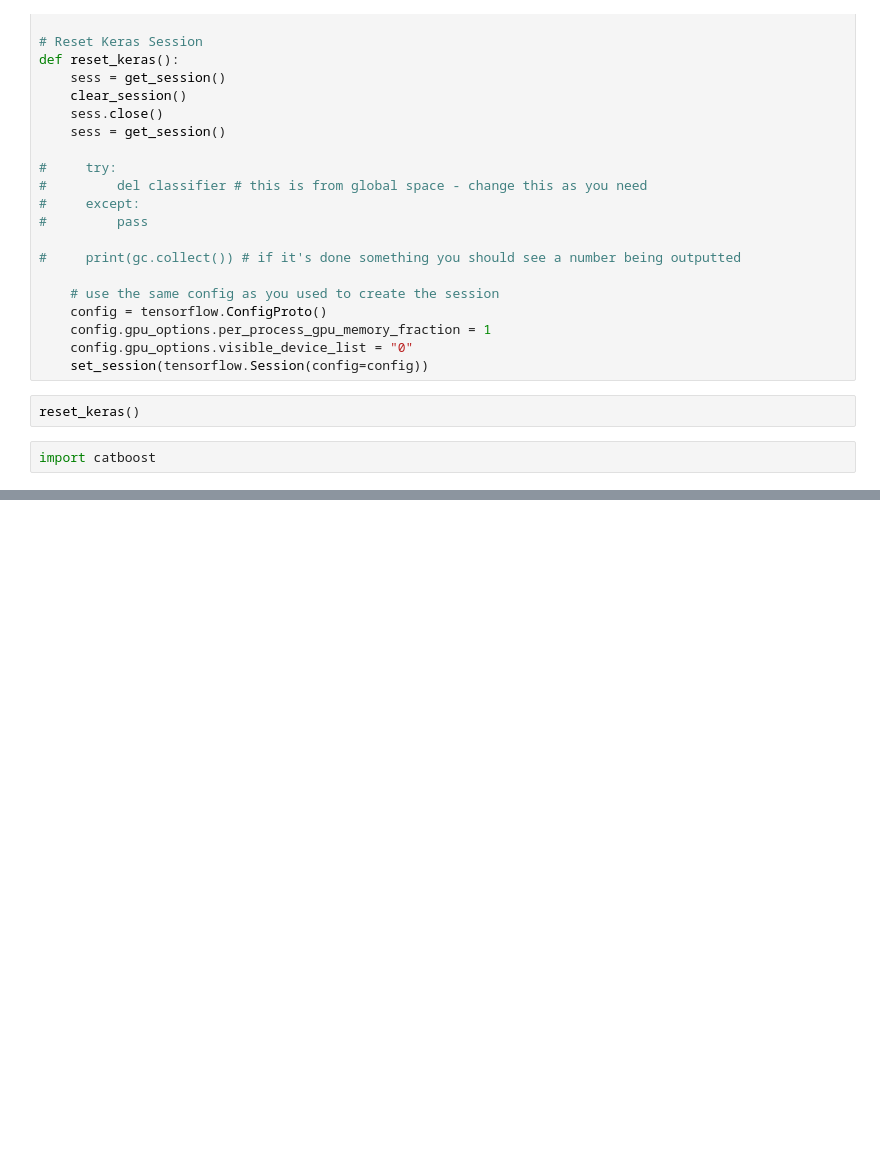
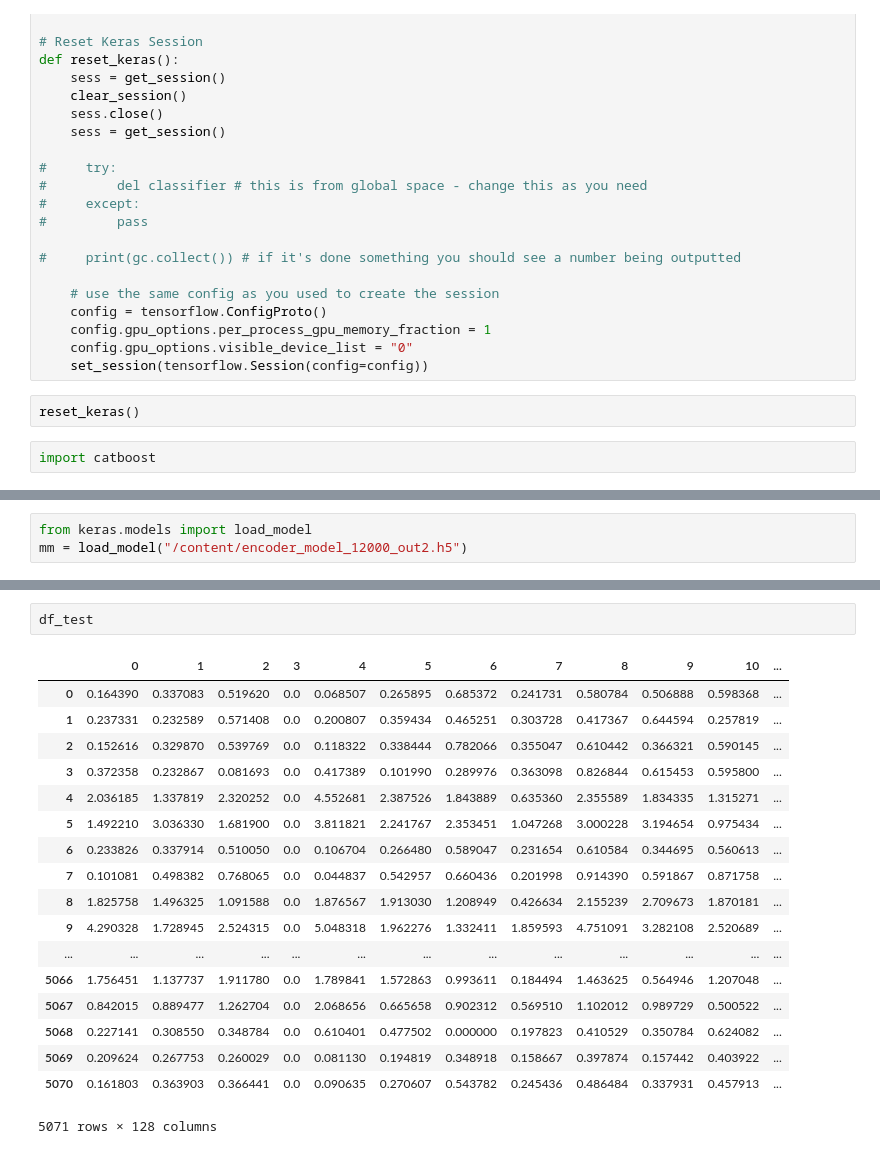
Before and after one commit to vas0x59/audio_python, a Jupyter notebook: audio_research_autoencoder.ipynb, the cells around one changed output, grey strips where cells are left out. Drawn from its saved outputs; the diff is of its cells as text; blank space fills up the shorter version.

```diff
--- a/audio_research_autoencoder.ipynb
+++ b/audio_research_autoencoder.ipynb
@@ -288,0 +235,3 @@ array([['The_Show_Must_Go_On']], dtype='<U19')
+# %%
+from keras.models import load_model
+mm = load_model("/content/encoder_model_12000_out2.h5")
@@ -288,0 +286,21 @@ array([['The_Show_Must_Go_On']], dtype='<U19')
+# %%
+df_test
+# %% [output]
+|  | 0 | 1 | 2 | 3 | 4 | 5 | 6 | 7 | 8 | 9 | 10 | ... |
+| 0 | 0.164390 | 0.337083 | 0.519620 | 0.0 | 0.068507 | 0.265895 | 0.685372 | 0.241731 | 0.580784 | 0.506888 | 0.598368 | ... |
+| 1 | 0.237331 | 0.232589 | 0.571408 | 0.0 | 0.200807 | 0.359434 | 0.465251 | 0.303728 | 0.417367 | 0.644594 | 0.257819 | ... |
+| 2 | 0.152616 | 0.329870 | 0.539769 | 0.0 | 0.118322 | 0.338444 | 0.782066 | 0.355047 | 0.610442 | 0.366321 | 0.590145 | ... |
+| 3 | 0.372358 | 0.232867 | 0.081693 | 0.0 | 0.417389 | 0.101990 | 0.289976 | 0.363098 | 0.826844 | 0.615453 | 0.595800 | ... |
+| 4 | 2.036185 | 1.337819 | 2.320252 | 0.0 | 4.552681 | 2.387526 | 1.843889 | 0.635360 | 2.355589 | 1.834335 | 1.315271 | ... |
+| 5 | 1.492210 | 3.036330 | 1.681900 | 0.0 | 3.811821 | 2.241767 | 2.353451 | 1.047268 | 3.000228 | 3.194654 | 0.975434 | ... |
+| 6 | 0.233826 | 0.337914 | 0.510050 | 0.0 | 0.106704 | 0.266480 | 0.589047 | 0.231654 | 0.610584 | 0.344695 | 0.560613 | ... |
+| 7 | 0.101081 | 0.498382 | 0.768065 | 0.0 | 0.044837 | 0.542957 | 0.660436 | 0.201998 | 0.914390 | 0.591867 | 0.871758 | ... |
+| 8 | 1.825758 | 1.496325 | 1.091588 | 0.0 | 1.876567 | 1.913030 | 1.208949 | 0.426634 | 2.155239 | 2.709673 | 1.870181 | ... |
+| 9 | 4.290328 | 1.728945 | 2.524315 | 0.0 | 5.048318 | 1.962276 | 1.332411 | 1.859593 | 4.751091 | 3.282108 | 2.520689 | ... |
+| ... | ... | ... | ... | ... | ... | ... | ... | ... | ... | ... | ... | ... |
+| 5066 | 1.756451 | 1.137737 | 1.911780 | 0.0 | 1.789841 | 1.572863 | 0.993611 | 0.184494 | 1.463625 | 0.564946 | 1.207048 | ... |
+| 5067 | 0.842015 | 0.889477 | 1.262704 | 0.0 | 2.068656 | 0.665658 | 0.902312 | 0.569510 | 1.102012 | 0.989729 | 0.500522 | ... |
+| 5068 | 0.227141 | 0.308550 | 0.348784 | 0.0 | 0.610401 | 0.477502 | 0.000000 | 0.197823 | 0.410529 | 0.350784 | 0.624082 | ... |
+| 5069 | 0.209624 | 0.267753 | 0.260029 | 0.0 | 0.081130 | 0.194819 | 0.348918 | 0.158667 | 0.397874 | 0.157442 | 0.403922 | ... |
+| 5070 | 0.161803 | 0.363903 | 0.366441 | 0.0 | 0.090635 | 0.270607 | 0.543782 | 0.245436 | 0.486484 | 0.337931 | 0.457913 | ... |
+5071 rows × 128 columns
```
Also changed, not shown: parts of 29 cells of this notebook.
